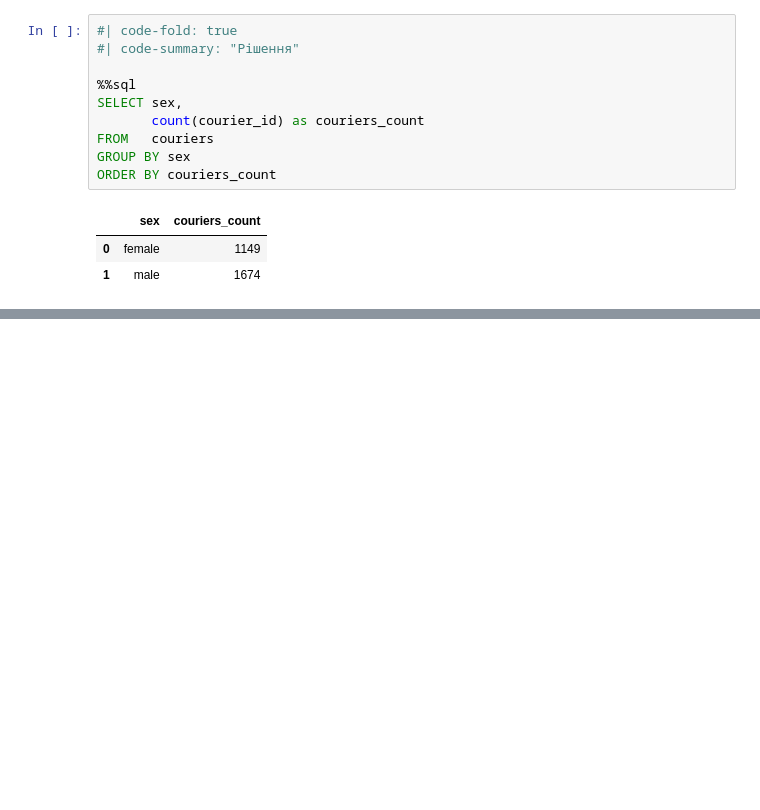
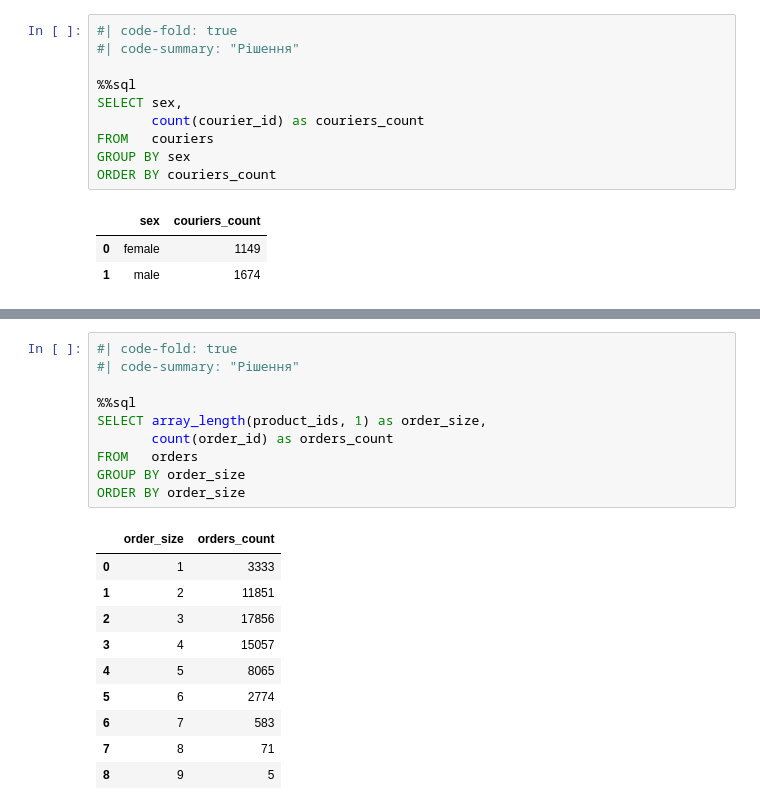
Before and after one commit to Aranaur/py4ds, a Jupyter notebook: sql_groupby.ipynb, the cells around one changed output, grey strips where cells are left out. Saved outputs shown, nothing was run; the diff lists cells and outputs as text; blank space fills up the shorter version.

```diff
--- a/sql_groupby.ipynb
+++ b/sql_groupby.ipynb
@@ -130,0 +309,21 @@ ORDER BY couriers_count
+# %%
+#| code-fold: true
+#| code-summary: "Рішення"
+
+%%sql
+SELECT array_length(product_ids, 1) as order_size,
+       count(order_id) as orders_count
+FROM   orders
+GROUP BY order_size
+ORDER BY order_size
+# %% [output]
+|  | order_size | orders_count |
+| 0 | 1 | 3333 |
+| 1 | 2 | 11851 |
+| 2 | 3 | 17856 |
+| 3 | 4 | 15057 |
+| 4 | 5 | 8065 |
+| 5 | 6 | 2774 |
+| 6 | 7 | 583 |
+| 7 | 8 | 71 |
+| 8 | 9 | 5 |
```
Also changed, not shown: parts of 19 cells of this notebook, 2 other files.
